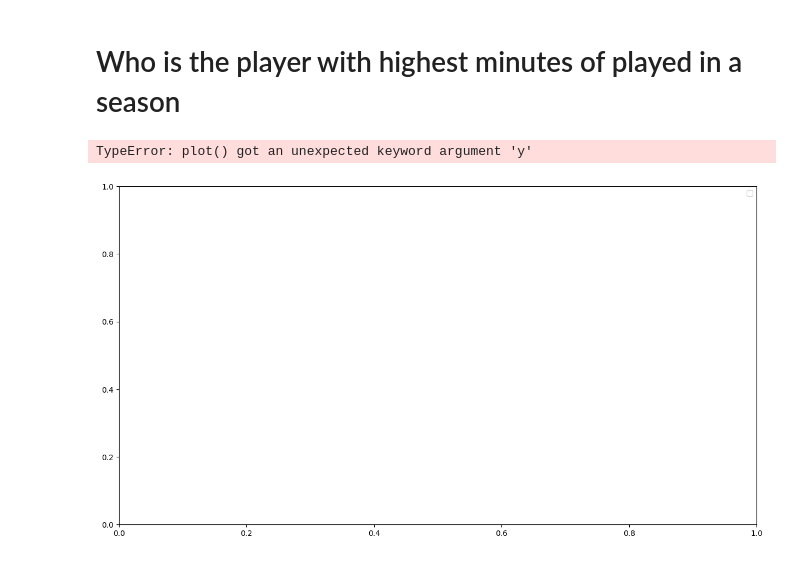
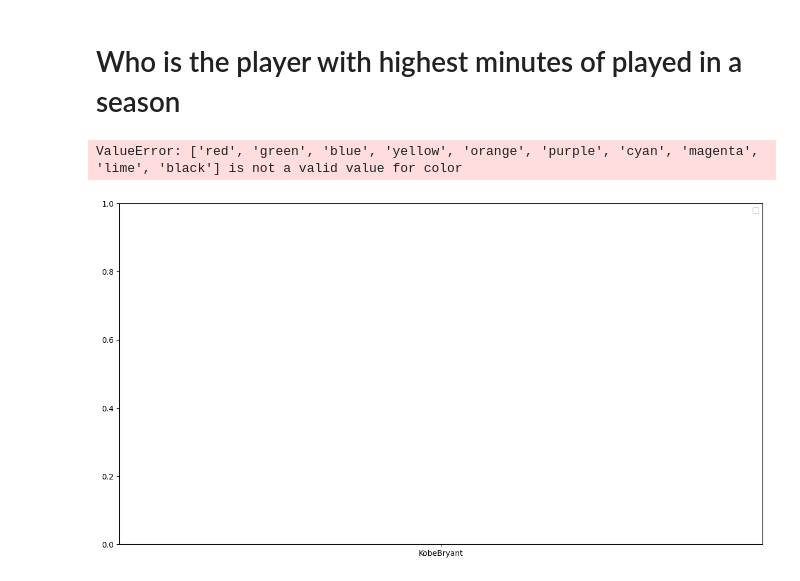
Before and after one commit to RyannKim327/Python-Programming-Compillation, a Jupyter notebook: Data Structures and Algorithm/Jupyter Notebook/basketball.ipynb, the cells around one changed output. Drawn from its saved outputs; the diff is of its cells as text; code cells hidden in the pictures.

```diff
--- a/Data Structures and Algorithm/Jupyter Notebook/basketball.ipynb
+++ b/Data Structures and Algorithm/Jupyter Notebook/basketball.ipynb
@@ -166,12 +166,11 @@ plt.show()
 # %%
 plt.figure(figsize=(15, 8))
 colors = ["red", "green", "blue", "yellow", "orange", "purple", "cyan", "magenta", "lime", "black"]
 plt.legend(colors, Seasons)
-for i in range(len(minutes)):
-    plt.plot(X=Players[i], y=minutes[i], color=colors[i], label=Seasons[i])
+# for i in range(len(minutes)):
+plt.plot(Players, minutes, color=colors, label=Seasons)
     # plt.plot(Players, minutes[i])
-plt.plot()
 plt.show()
 # %% [output]
-TypeError: plot() got an unexpected keyword argument 'y'
+ValueError: ['red', 'green', 'blue', 'yellow', 'orange', 'purple', 'cyan', 'magenta', 'lime', 'black'] is not a valid value for color
-[figure, old version]
+[figure, new version]
```
